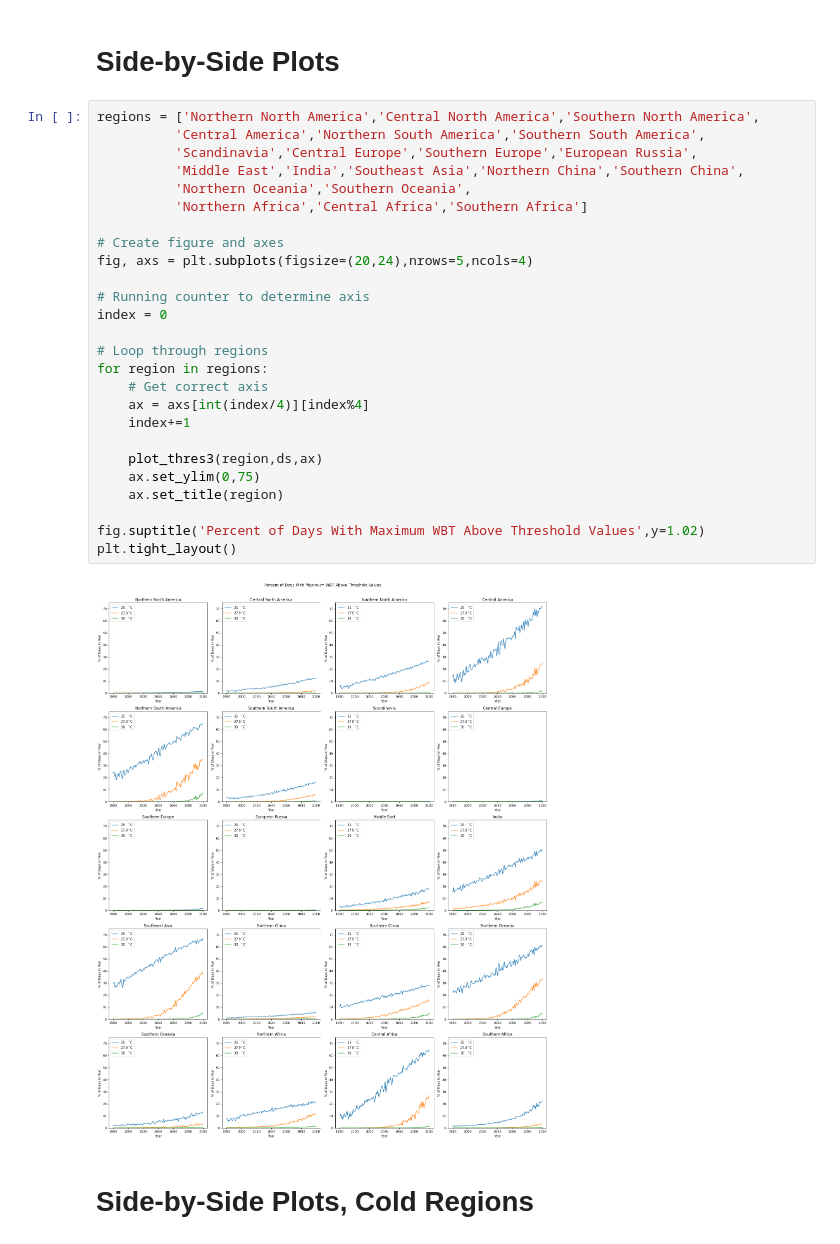
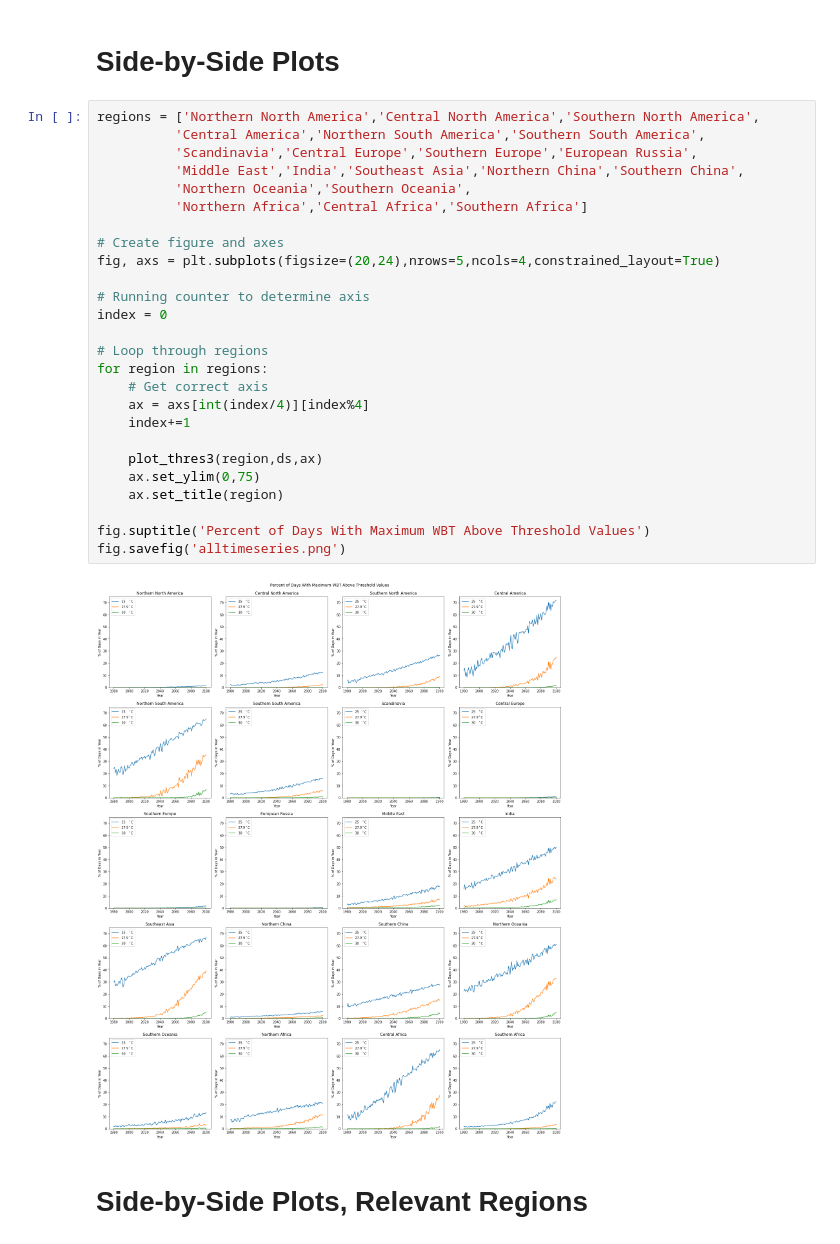
Before and after one commit to KYan19/pei, a Jupyter notebook: notebooks/4.5_WBTBinning.ipynb, the cells around one changed output. Cells and saved outputs as stored; diff of their text form.

```diff
--- a/notebooks/4.5_WBTBinning.ipynb
+++ b/notebooks/4.5_WBTBinning.ipynb
@@ -37,30 +41,30 @@ def plot_thres3(region,ds,ax):
 # %%
 regions = ['Northern North America','Central North America','Southern North America',
           'Central America','Northern South America','Southern South America',
           'Scandinavia','Central Europe','Southern Europe','European Russia',
           'Middle East','India','Southeast Asia','Northern China','Southern China',
           'Northern Oceania','Southern Oceania',
           'Northern Africa','Central Africa','Southern Africa']
 
 # Create figure and axes
-fig, axs = plt.subplots(figsize=(20,24),nrows=5,ncols=4)
+fig, axs = plt.subplots(figsize=(20,24),nrows=5,ncols=4,constrained_layout=True)
 
 # Running counter to determine axis
 index = 0
 
 # Loop through regions
 for region in regions:
     # Get correct axis
     ax = axs[int(index/4)][index%4]
     index+=1
 
     plot_thres3(region,ds,ax)
     ax.set_ylim(0,75)
     ax.set_title(region)
 
-fig.suptitle('Percent of Days With Maximum WBT Above Threshold Values',y=1.02)
-plt.tight_layout()
+fig.suptitle('Percent of Days With Maximum WBT Above Threshold Values')
+fig.savefig('alltimeseries.png')
 # %% [output]
-[figure, old version]
+[figure, new version]
 # %% [markdown]
-# Side-by-Side Plots, Cold Regions
+# Side-by-Side Plots, Relevant Regions
```
Also changed, not shown: parts of 14 cells of this notebook.
